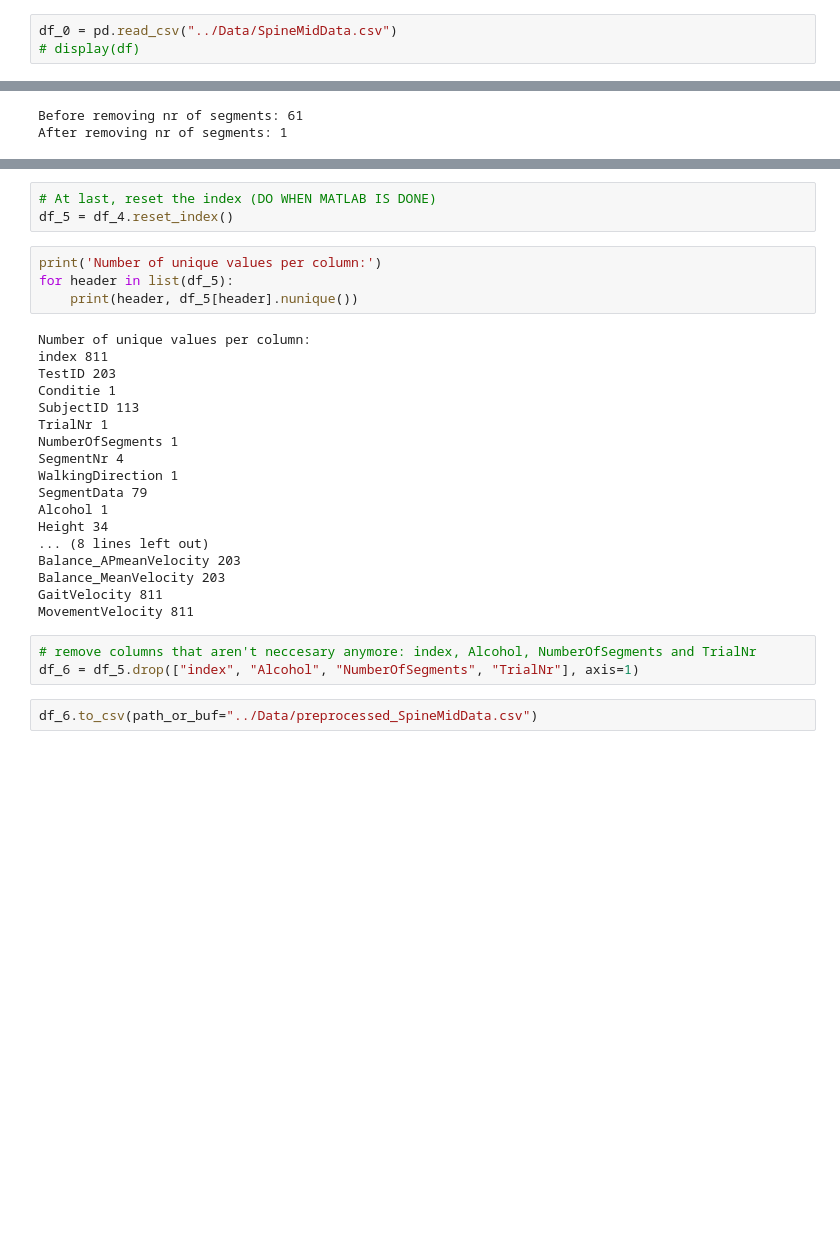
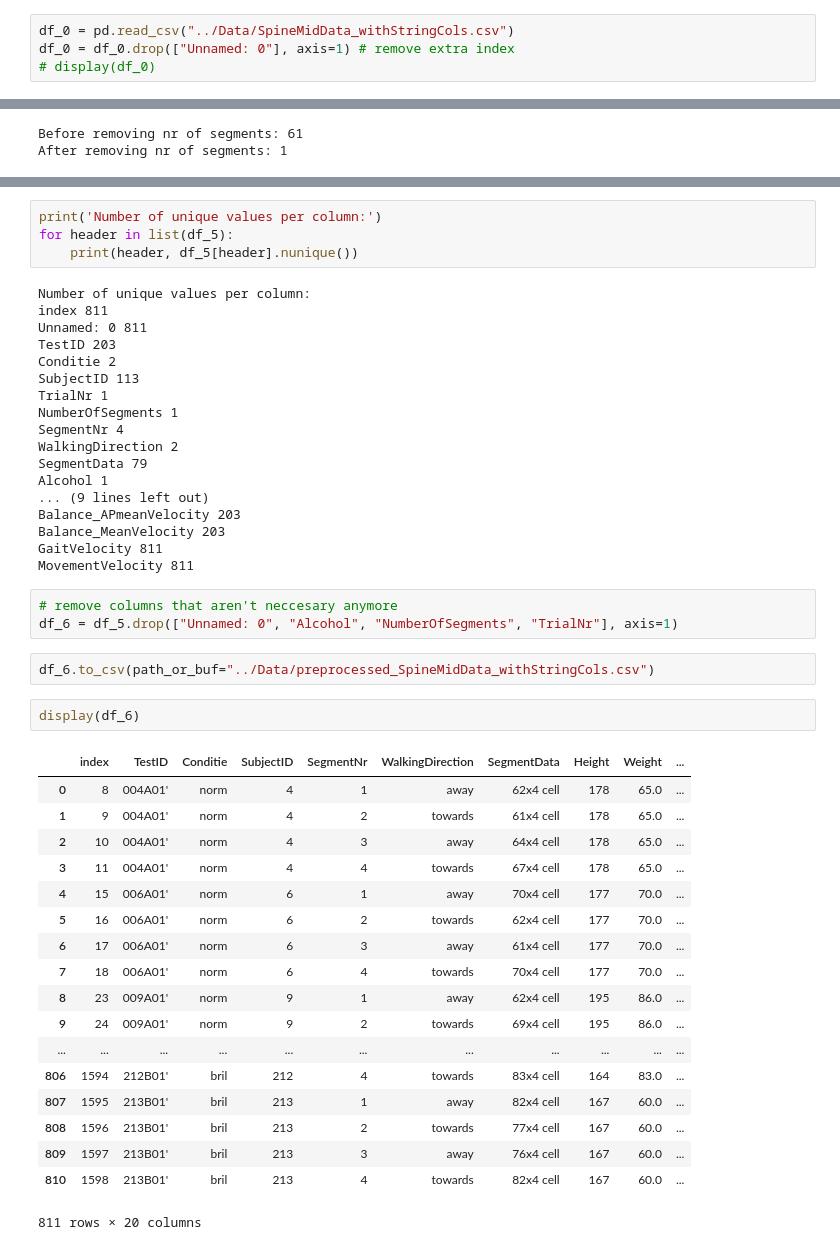
Before and after one commit to VivienvV/fallrisk, a Jupyter notebook: Data_preprocessing/s_preprocessTheData.ipynb, the cells around one changed output, grey strips where cells are left out. Cells and saved outputs as stored; diff of their text form; blank space fills up the shorter version.

Commit message:
preprocess data incl string columns

```diff
--- a/Data_preprocessing/s_preprocessTheData.ipynb
+++ b/Data_preprocessing/s_preprocessTheData.ipynb
@@ -8,8 +8,9 @@ import numpy as np
 - Ook verschilt het hoe vaak deelnemers vooruit en achteruit lopen. Even kijken wat we willen doen.
 - Meer dan de helft van de deelnemers hebben helemaal geen alcohol gedronken (55.83%). We zouden ons voor 1 classifier alleen die 50 deelnemers kunnen gebruiken en dan vergelijken met mensen die wel alcohol hebben gedronken. In eerste instantie gaan we alleen de deelnemers zonder alcohol gebruiken. Later zouden we drie categorie kunnen maken met alcohol en kijken of het dan anders wordt voor het ML algoritme.
 # %%
-df_0 = pd.read_csv("../Data/SpineMidData.csv")
-# display(df)
+df_0 = pd.read_csv("../Data/SpineMidData_withStringCols.csv")
+df_0 = df_0.drop(["Unnamed: 0"], axis=1) # remove extra index
+# display(df_0)
 # %%
 print('Nans left:')
 for header in list(df_0):
@@ -86,9 +89,6 @@ Balance_APmeanVelocity 203
 Balance_MeanVelocity 203
 GaitVelocity 811
 MovementVelocity 811
-# %%
-# At last, reset the index (DO WHEN MATLAB IS DONE)
-df_5 = df_4.reset_index()
 # %%
 print('Number of unique values per column:')
 for header in list(df_5):
@@ -96,23 +96,44 @@ for header in list(df_5):
 # %% [output]
 Number of unique values per column:
 index 811
+Unnamed: 0 811
 TestID 203
-Conditie 1
+Conditie 2
 SubjectID 113
 TrialNr 1
 NumberOfSegments 1
 SegmentNr 4
-WalkingDirection 1
+WalkingDirection 2
 SegmentData 79
 Alcohol 1
-Height 34
-... (8 lines left out)
+... (9 lines left out)
 Balance_APmeanVelocity 203
 Balance_MeanVelocity 203
 GaitVelocity 811
 MovementVelocity 811
 # %%
-# remove columns that aren't neccesary anymore: index, Alcohol, NumberOfSegments and TrialNr
-df_6 = df_5.drop(["index", "Alcohol", "NumberOfSegments", "TrialNr"], axis=1)
+# remove columns that aren't neccesary anymore
+df_6 = df_5.drop(["Unnamed: 0", "Alcohol", "NumberOfSegments", "TrialNr"], axis=1)
 # %%
-df_6.to_csv(path_or_buf="../Data/preprocessed_SpineMidData.csv")
+df_6.to_csv(path_or_buf="../Data/preprocessed_SpineMidData_withStringCols.csv")
+# %%
+display(df_6)
+# %% [output]
+|  | index | TestID | Conditie | SubjectID | SegmentNr | WalkingDirection | SegmentData | Height | Weight | ... |
+| 0 | 8 | 004A01' | norm | 4 | 1 | away | 62x4 cell | 178 | 65.0 | ... |
+| 1 | 9 | 004A01' | norm | 4 | 2 | towards | 61x4 cell | 178 | 65.0 | ... |
+| 2 | 10 | 004A01' | norm | 4 | 3 | away | 64x4 cell | 178 | 65.0 | ... |
+| 3 | 11 | 004A01' | norm | 4 | 4 | towards | 67x4 cell | 178 | 65.0 | ... |
+| 4 | 15 | 006A01' | norm | 6 | 1 | away | 70x4 cell | 177 | 70.0 | ... |
+| 5 | 16 | 006A01' | norm | 6 | 2 | towards | 62x4 cell | 177 | 70.0 | ... |
+| 6 | 17 | 006A01' | norm | 6 | 3 | away | 61x4 cell | 177 | 70.0 | ... |
+| 7 | 18 | 006A01' | norm | 6 | 4 | towards | 70x4 cell | 177 | 70.0 | ... |
+| 8 | 23 | 009A01' | norm | 9 | 1 | away | 62x4 cell | 195 | 86.0 | ... |
+| 9 | 24 | 009A01' | norm | 9 | 2 | towards | 69x4 cell | 195 | 86.0 | ... |
+| ... | ... | ... | ... | ... | ... | ... | ... | ... | ... | ... |
+| 806 | 1594 | 212B01' | bril | 212 | 4 | towards | 83x4 cell | 164 | 83.0 | ... |
+| 807 | 1595 | 213B01' | bril | 213 | 1 | away | 82x4 cell | 167 | 60.0 | ... |
+| 808 | 1596 | 213B01' | bril | 213 | 2 | towards | 77x4 cell | 167 | 60.0 | ... |
+| 809 | 1597 | 213B01' | bril | 213 | 3 | away | 76x4 cell | 167 | 60.0 | ... |
+| 810 | 1598 | 213B01' | bril | 213 | 4 | towards | 82x4 cell | 167 | 60.0 | ... |
+811 rows × 20 columns
```
Also changed, not shown: parts of 2 cells of this notebook, 1 other file.
